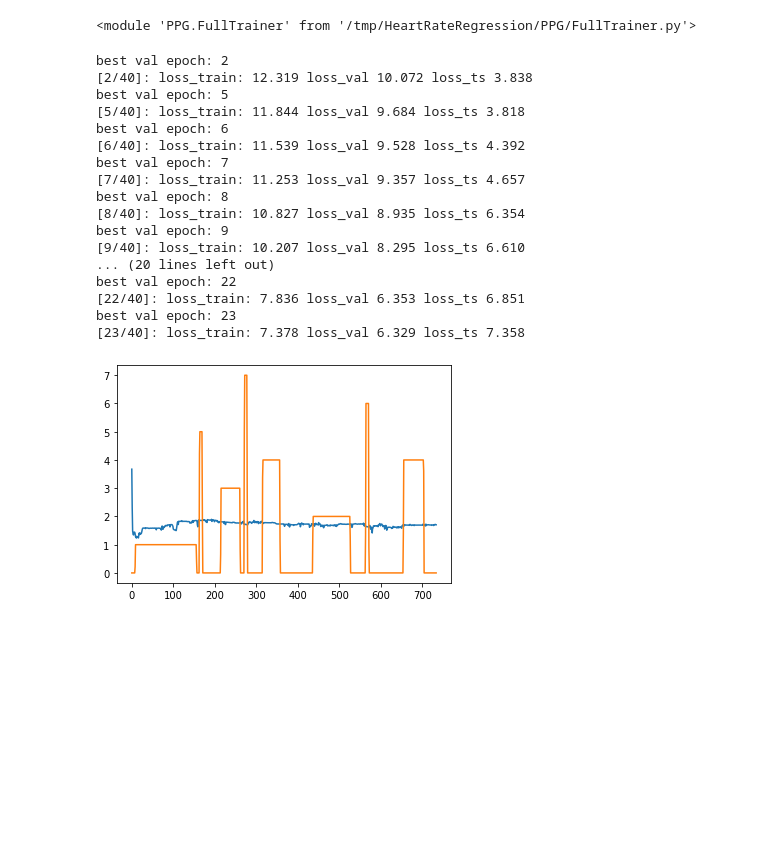
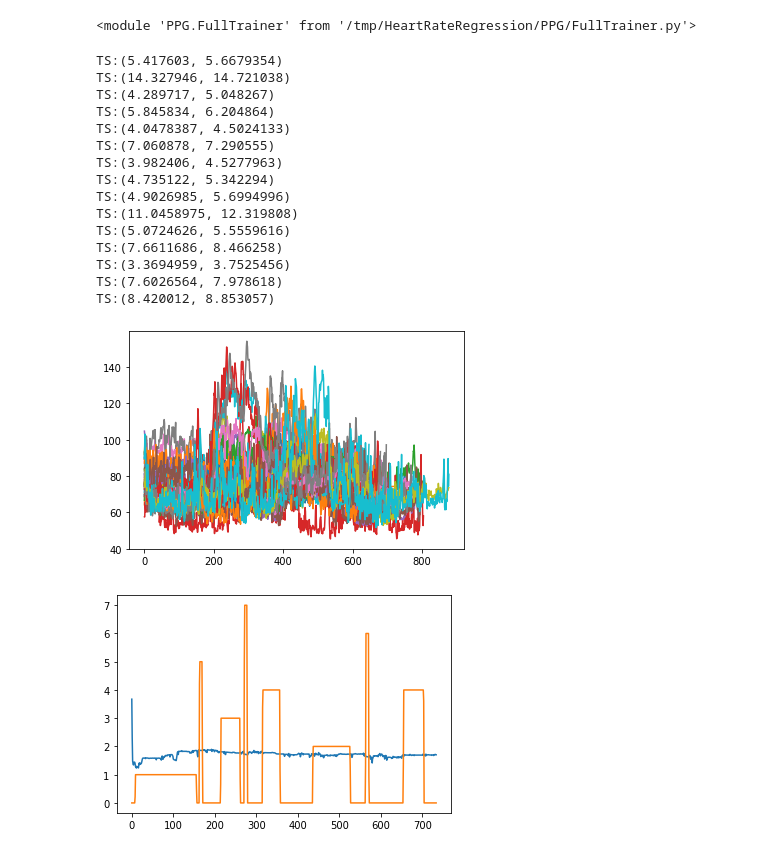
Before and after one commit to davipeag/HeartRateRegression, a Jupyter notebook: wesad_pce_lstm.ipynb, the cells around one changed output. Drawn from its saved outputs; the diff is of its cells as text; code cells hidden in the pictures; blank space fills up the shorter version.

```diff
--- a/wesad_pce_lstm.ipynb
+++ b/wesad_pce_lstm.ipynb
@@ -176,10 +176,13 @@ def compute_ensemble(results):
   a = s/len(ps)
   y = ys[0]
 
+  jps = np.stack(ps)
+  eps = np.mean(np.abs(jps - y))
+
   plt.plot(a)
   plt.plot(y)
 
-  return np.mean(np.abs(a - y))
+  return np.mean(np.abs(a - y)), eps
 
 
 fchoice = {'val_sub': 4,
@@ -204,53 +207,52 @@ aresults = list()
 for ts_sub in [0,1,2,3, 4,5,6,7,8,9,10,11,12,13,14]:
   dresults = list()
   for i in range(7):
-    filename = f"wesad_ts_{ts_sub}_{i}_from_ecg.pkl"
+    filename = f"wesad_ts_{ts_sub}_{i}_from_ecg_nepoch100.pkl"
     save_path = os.path.join(STORE_DIR, filename)
     try:
       with open(save_path , "rb") as f:
         out = pickle.load(f)
     except FileNotFoundError:
-      full_trainer = FullTrainer.JointValNoHrPceLstmFullTrainer(dfs_train, args["device"])
+      full_trainer = FullTrainer.JointValNoHrPceLstmFullTrainer(dfs_train, args["device"], nepoch=100)
     else:
       dresults.append(out)
       continue
     try:
       fchoice["ts_sub"] = ts_sub
       out = full_trainer.train(**fchoice)
       print(out["args"], out["metric"])
       dresults.append(out)
 
 
       with open(save_path, "wb") as f:
         results = pickle.dump(out, f)
 
     except RuntimeError as e:
       if isinstance(e, KeyboardInterrupt):
         raise e
       else:
         print("####")
         print(f"Failed: {choice}")
         print("###")
   print(f"TS:{compute_ensemble(dresults)}")
   aresults.append(dresults)
 # %% [output]
-best val epoch: 2
-[2/40]: loss_train: 12.319 loss_val 10.072 loss_ts 3.838
-best val epoch: 5
-[5/40]: loss_train: 11.844 loss_val 9.684 loss_ts 3.818
-best val epoch: 6
-[6/40]: loss_train: 11.539 loss_val 9.528 loss_ts 4.392
-best val epoch: 7
-[7/40]: loss_train: 11.253 loss_val 9.357 loss_ts 4.657
-best val epoch: 8
-[8/40]: loss_train: 10.827 loss_val 8.935 loss_ts 6.354
-best val epoch: 9
-[9/40]: loss_train: 10.207 loss_val 8.295 loss_ts 6.610
-... (20 lines left out)
-best val epoch: 22
-[22/40]: loss_train: 7.836 loss_val 6.353 loss_ts 6.851
-best val epoch: 23
-[23/40]: loss_train: 7.378 loss_val 6.329 loss_ts 7.358
+TS:(5.417603, 5.6679354)
+TS:(14.327946, 14.721038)
+TS:(4.289717, 5.048267)
+TS:(5.845834, 6.204864)
+TS:(4.0478387, 4.5024133)
+TS:(7.060878, 7.290555)
+TS:(3.982406, 4.5277963)
+TS:(4.735122, 5.342294)
+TS:(4.9026985, 5.6994996)
+TS:(11.0458975, 12.319808)
+TS:(5.0724626, 5.5559616)
+TS:(7.6611686, 8.466258)
+TS:(3.3694959, 3.7525456)
+TS:(7.6026564, 7.978618)
+TS:(8.420012, 8.853057)
+[figure, added]
 # %%
 
 def compute_ensemble(results):
```
